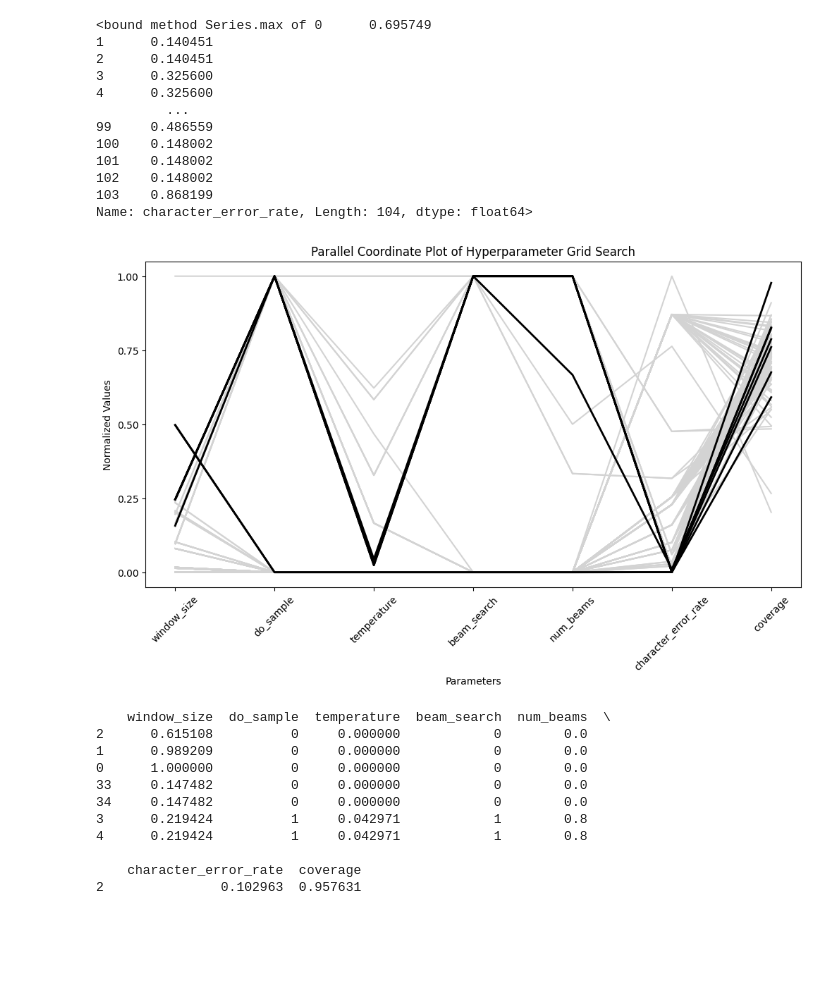
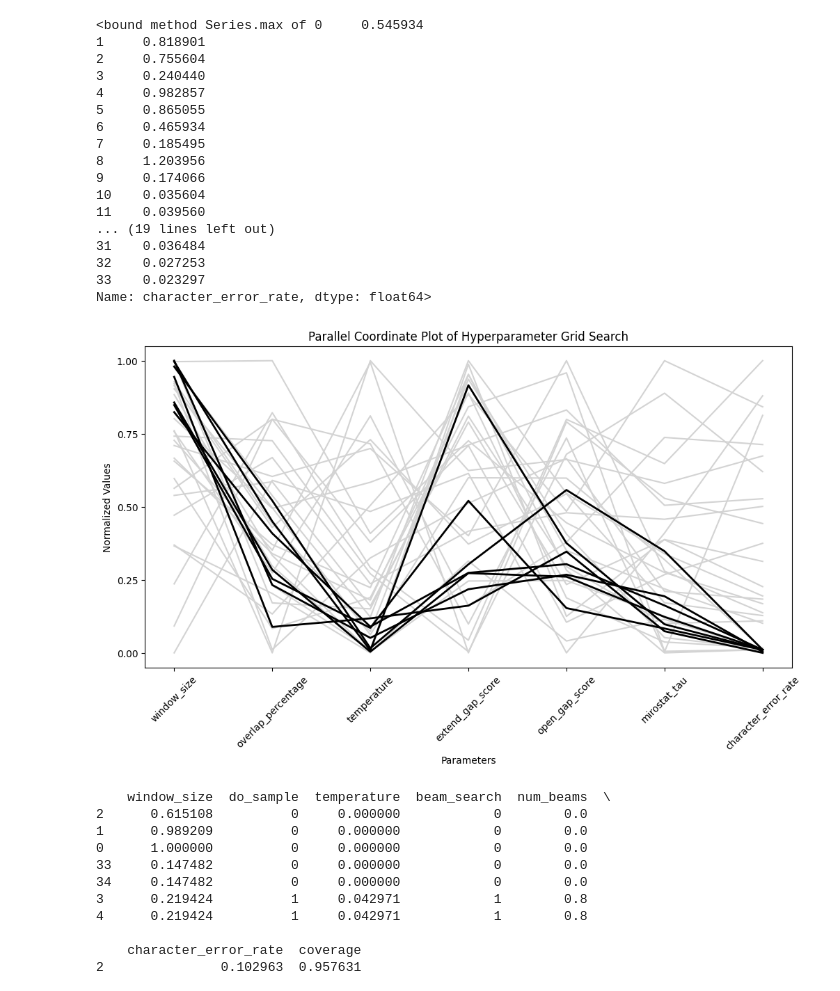
Before and after one commit to TurkuNLP/ocr-postcorrection-lm, a Jupyter notebook: alignment-and-gridsearch/evaluation_visualization.ipynb, the cells around one changed output. Drawn from its saved outputs; the diff is of its cells as text; code cells hidden in the pictures; blank space fills up the shorter version.

Commit message:
gridsearch additions

```diff
--- a/alignment-and-gridsearch/evaluation_visualization.ipynb
+++ b/alignment-and-gridsearch/evaluation_visualization.ipynb
@@ -11,19 +11,20 @@ results=[]
 coverage_raw=[]
 
 
-with open("./scripts/higher_temp_we_gridout_"+bits+"bit_"+"_".join(model_name[4].split("/"))+".jsonl", "r") as f:
+#with open("./scripts/higher_temp_we_gridout_"+bits+"bit_"+"_".join(model_name[4].split("/"))+".jsonl", "r") as f:
+with open("./gridsearch_output/test.jsonl", "r") as f:
     for idx, line in enumerate(f):
         line = json.loads(line)
-        if idx%50==0:
+        if idx%9==0:
             results.append(line)
-        coverage_raw.append(len(line["aligned_output"])/len(line["truncated_input"]))
+        #coverage_raw.append(len(line["aligned_output"])/len(line["truncated_input"]))
 
-coverage_all = [[] for i in range(int(len(coverage_raw)/50)+1)]
-coverage_avg = []
+#coverage_all = [[] for i in range(int(len(coverage_raw)/50)+1)]
+#coverage_avg = []
 
-print(len(coverage_raw))
+#print(len(coverage_raw))
 
-for i in range(int(len(coverage_raw)/50)+1):
+'''for i in range(int(len(coverage_raw)/50)+1):
     for j in range(50):
         try:
             coverage_all[i].append(coverage_raw[i*50+j])
@@ -31,5 +32,5 @@ for i in range(int(len(coverage_raw)/50)+1):
             None
 
 coverage_avg = [sum(elt)/len(elt) for elt in coverage_all]
-print(coverage_raw[:100])
+print(coverage_raw[:100])'''
 # %% [output]
@@ -106,12 +80,13 @@ import numpy as np
 # Sample data representing the hyperparameter grid search results
 data = {
     'window_size': window_size,
-    'do_sample': do_sample,
+    'overlap_percentage': overlap_percentage,
     'temperature': temperature,
-    'beam_search': beam_search,
-    'num_beams': num_beams,
-    'character_error_rate': wer,
-    'coverage': coverage_avg
+    'extend_gap_score': extend_gap_score,
+    'open_gap_score': open_gap_score,
+    'mirostat_tau': mirostat_tau,
+    'character_error_rate': cer,
+
 }
 
 '''print(len(window_size))
@@ -136,8 +111,8 @@ for column in df_normalized.columns:
         df_normalized[column] = (df_normalized[column] - df_normalized[column].min()) / (df_normalized[column].max() - df_normalized[column].min())
 
 # Define a function to convert boolean to int for plotting
-df_normalized['do_sample'] = df_normalized['do_sample'].astype(int)
-df_normalized['beam_search'] = df_normalized['beam_search'].astype(int)
+#df_normalized['do_sample'] = df_normalized['do_sample'].astype(int)
+#df_normalized['beam_search'] = df_normalized['beam_search'].astype(int)
 
 # Sort the DataFrame based on character error rate
 df_sorted = df_normalized.sort_values(by='character_error_rate')
@@ -148,46 +123,51 @@ df_black = df_sorted[:7]
 
 # Create a new figure
 fig, ax = plt.subplots(figsize=(12, 6))
 
 # Plot the grey lines first
 for i in range(len(df_grey)):
     ax.plot(df_grey.columns, df_grey.iloc[i], color='lightgrey')
 
 # Plot the black lines on top
 for i in range(len(df_black)):
     ax.plot(df_black.columns, df_black.iloc[i], color='black', linewidth=2)
 
 # Customize the axis labels to show actual values
 for i, column in enumerate(df.columns):
     values = df[column]
     normalized_values = df_normalized[column]
     tick_positions = np.linspace(0, 1, num=5)
     tick_labels = np.linspace(0, 1, num=5)
     ax.set_xticks(np.arange(len(df.columns)))
     ax.set_xticklabels(df.columns, rotation=45)
     ax.set_yticks(tick_positions)
     ax.set_yticklabels([f"{label:.2f}" for label in tick_labels])
 
 # Label the plot
 plt.title('Parallel Coordinate Plot of Hyperparameter Grid Search')
 plt.xlabel('Parameters')
 plt.ylabel('Normalized Values')
 
 plt.show()
 # %% [output]
-<bound method Series.max of 0      0.695749
-1      0.140451
-2      0.140451
-3      0.325600
-4      0.325600
-         ...
-99     0.486559
-100    0.148002
-101    0.148002
-102    0.148002
-103    0.868199
-Name: character_error_rate, Length: 104, dtype: float64>
+<bound method Series.max of 0     0.545934
+1     0.818901
+2     0.755604
+3     0.240440
+4     0.982857
+5     0.865055
+6     0.465934
+7     0.185495
+8     1.203956
+9     0.174066
+10    0.035604
+11    0.039560
+... (19 lines left out)
+31    0.036484
+32    0.027253
+33    0.023297
+Name: character_error_rate, dtype: float64>
-[figure, old version]
+[figure, new version]
 # %%
 print(df_black)
 # %% [output]
```
Also changed, not shown: parts of 4 cells of this notebook, 3 other files.
